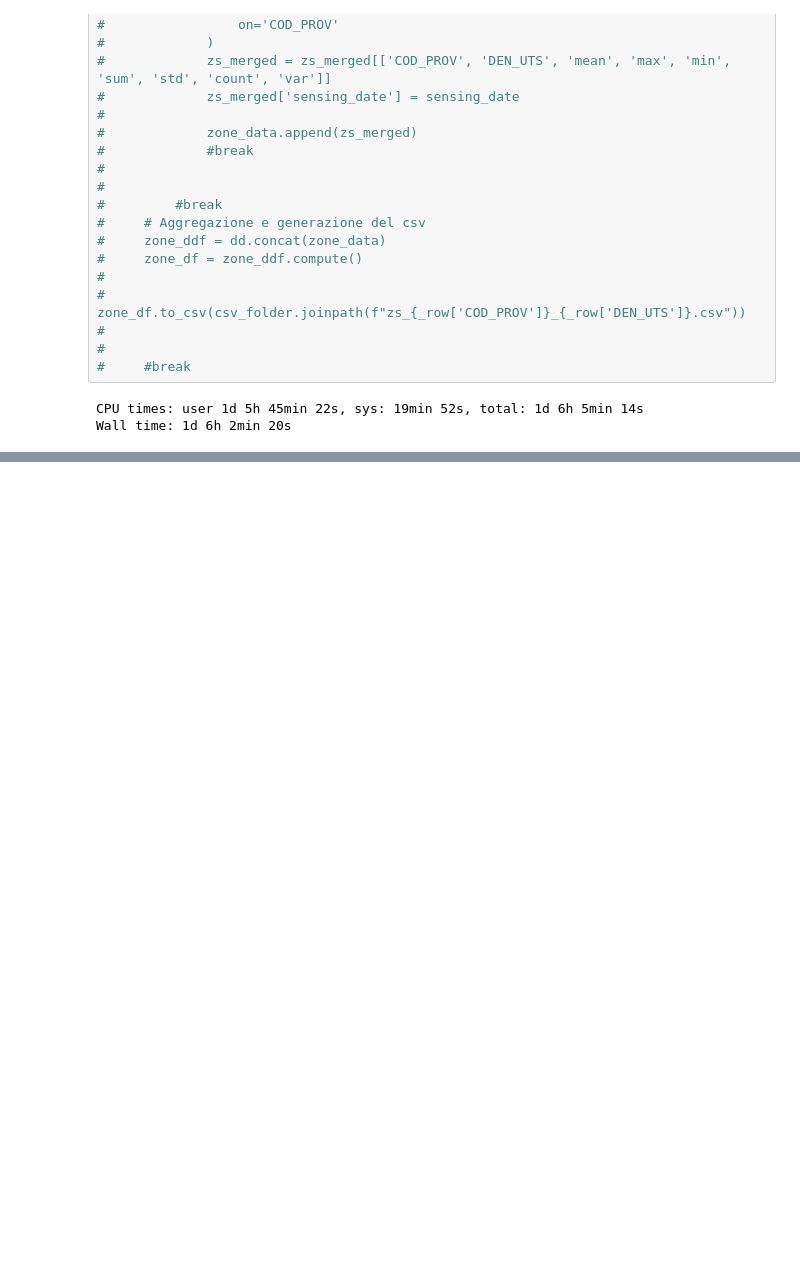
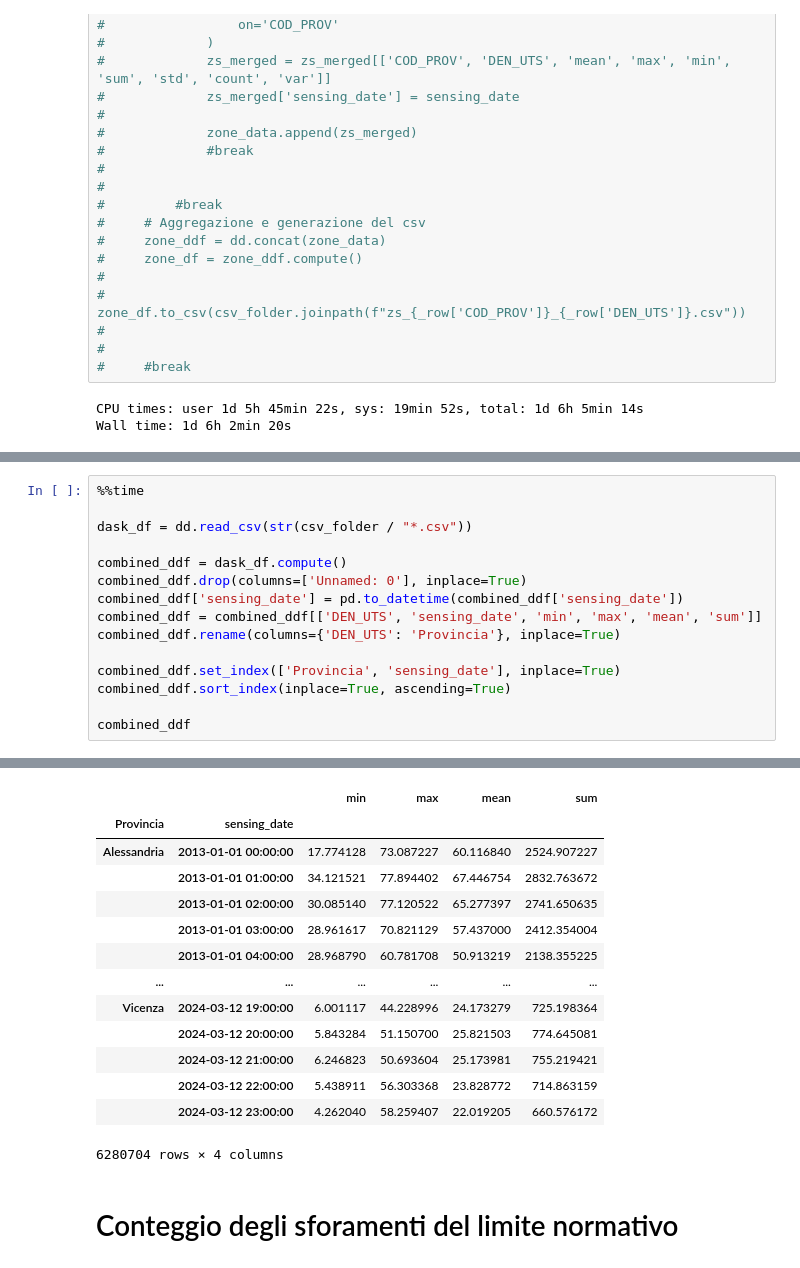
Before and after one commit to MaxDragonheart/PyGIS-Blog, a Jupyter notebook: notebooks/2024/05/01/inquinamento_nord_italia.ipynb, the cells around one changed output, grey strips where cells are left out. Drawn from its saved outputs; the diff is of its cells as text; blank space fills up the shorter version.

```diff
--- a/notebooks/2024/05/01/inquinamento_nord_italia.ipynb
+++ b/notebooks/2024/05/01/inquinamento_nord_italia.ipynb
@@ -166,0 +169,16 @@ La configurazione dell'hardware che ho usato per questa analisi è quella di un
+# %%
+%%time
+
+dask_df = dd.read_csv(str(csv_folder / "*.csv"))
+
+combined_ddf = dask_df.compute()
+combined_ddf.drop(columns=['Unnamed: 0'], inplace=True)
+combined_ddf['sensing_date'] = pd.to_datetime(combined_ddf['sensing_date'])
+combined_ddf = combined_ddf[['DEN_UTS', 'sensing_date', 'min', 'max', 'mean', 'sum']]
+combined_ddf.rename(columns={'DEN_UTS': 'Provincia'}, inplace=True)
+
+combined_ddf.set_index(['Provincia', 'sensing_date'], inplace=True)
+combined_ddf.sort_index(inplace=True, ascending=True)
+
+combined_ddf
+# %% [output]
@@ -166,0 +187,16 @@ La configurazione dell'hardware che ho usato per questa analisi è quella di un
+|  |  | min | max | mean | sum |
+| Provincia | sensing_date |  |  |  |  |
+| Alessandria | 2013-01-01 00:00:00 | 17.774128 | 73.087227 | 60.116840 | 2524.907227 |
+|  | 2013-01-01 01:00:00 | 34.121521 | 77.894402 | 67.446754 | 2832.763672 |
+|  | 2013-01-01 02:00:00 | 30.085140 | 77.120522 | 65.277397 | 2741.650635 |
+|  | 2013-01-01 03:00:00 | 28.961617 | 70.821129 | 57.437000 | 2412.354004 |
+|  | 2013-01-01 04:00:00 | 28.968790 | 60.781708 | 50.913219 | 2138.355225 |
+| ... | ... | ... | ... | ... | ... |
+| Vicenza | 2024-03-12 19:00:00 | 6.001117 | 44.228996 | 24.173279 | 725.198364 |
+|  | 2024-03-12 20:00:00 | 5.843284 | 51.150700 | 25.821503 | 774.645081 |
+|  | 2024-03-12 21:00:00 | 6.246823 | 50.693604 | 25.173981 | 755.219421 |
+|  | 2024-03-12 22:00:00 | 5.438911 | 56.303368 | 23.828772 | 714.863159 |
+|  | 2024-03-12 23:00:00 | 4.262040 | 58.259407 | 22.019205 | 660.576172 |
+6280704 rows × 4 columns
+# %% [markdown]
+# Conteggio degli sforamenti del limite normativo
```
Also changed, not shown: parts of 2 cells of this notebook.
